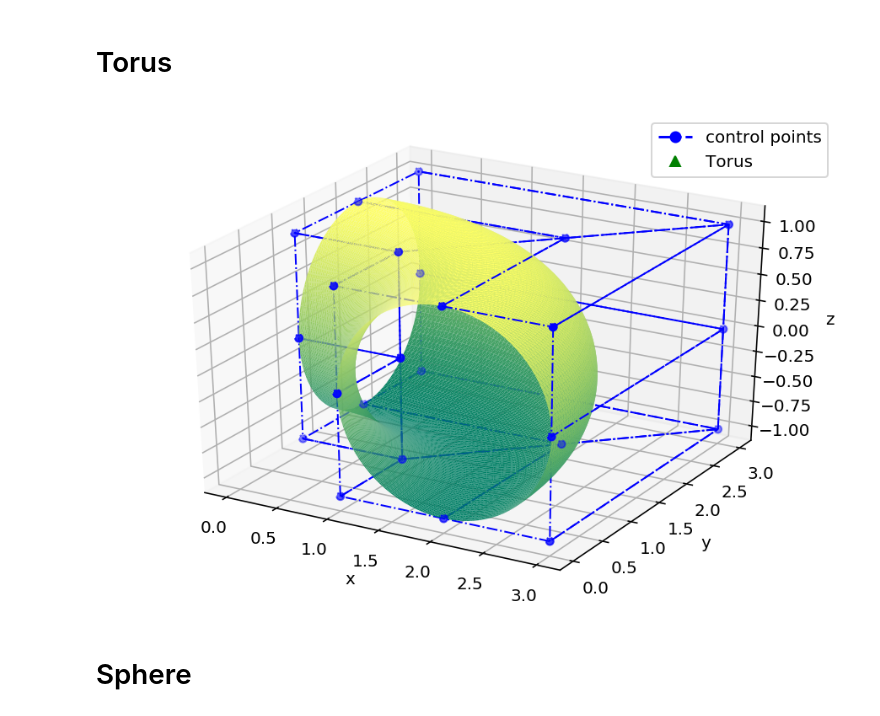
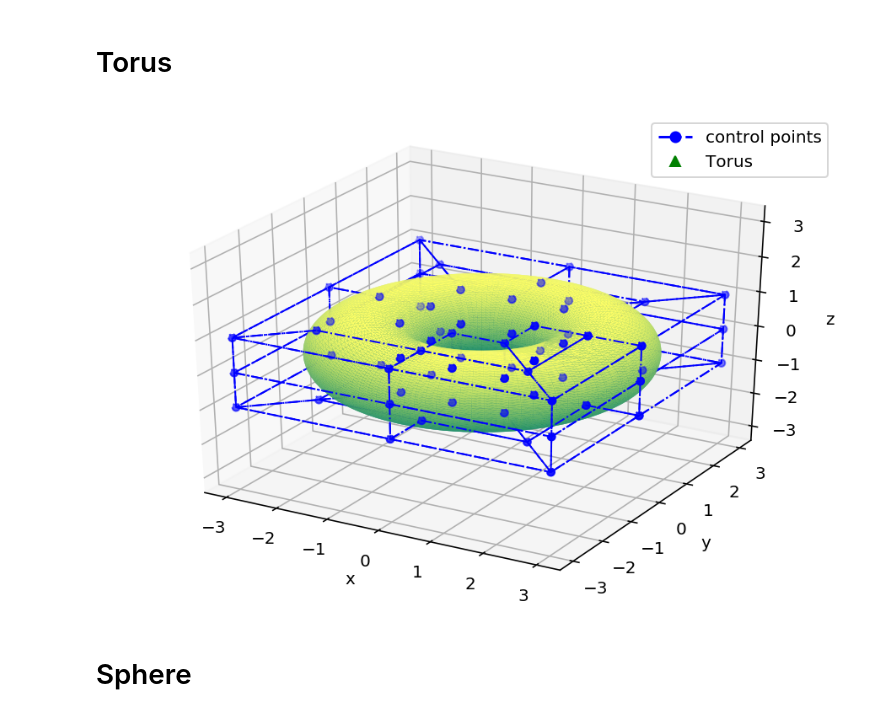
Before and after one commit to D-SLAVIN/IIB-F-JL-3, a Jupyter notebook: ReportSpecific/SurfaceRevolver.ipynb, the cells around one changed output. Cells and saved outputs as stored; diff of their text form; code cells hidden in the pictures.

```diff
--- a/ReportSpecific/SurfaceRevolver.ipynb
+++ b/ReportSpecific/SurfaceRevolver.ipynb
@@ -121,12 +121,12 @@ def construct_torus(alpha, x, z, r):
     surf.sample_size = 100
     surf.name = 'Torus'
 # Visualize surface
-    surf.vis = VisMPL.VisSurfTriangle(figure_size=[6,4], axes_equal=False, figure_dpi=144)
+    surf.vis = VisMPL.VisSurfTriangle(figure_size=[6,4], axes_equal=True, figure_dpi=144)
     surf.render(colormap=cm.summer)
 # %%
-construct_torus(0.25, 2, 0, 1)
+construct_torus(1, 2, 0, 1)
 # %% [output]
-[figure, old version]
+[figure, new version]
 # %% [markdown]
 # Sphere
 # %%
```
Also changed, not shown: 26 other files.
